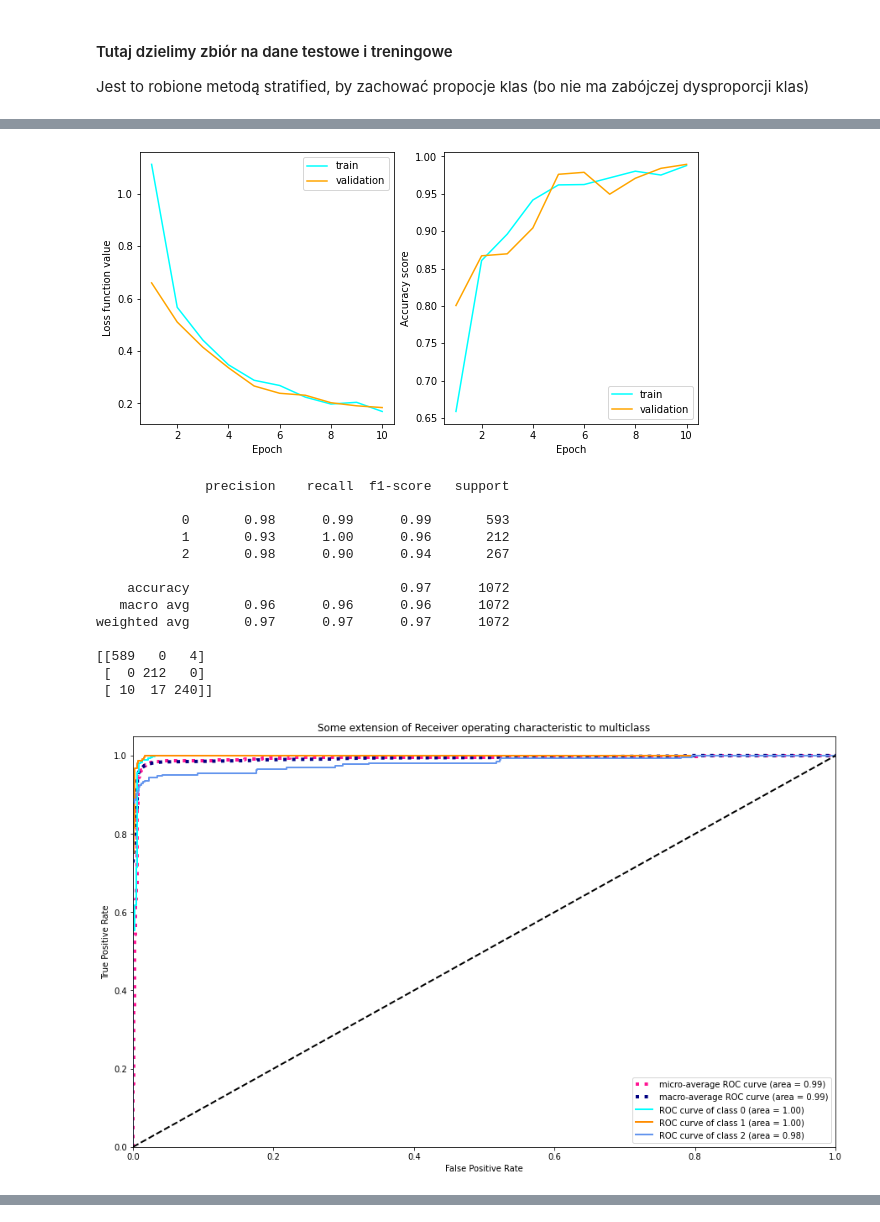
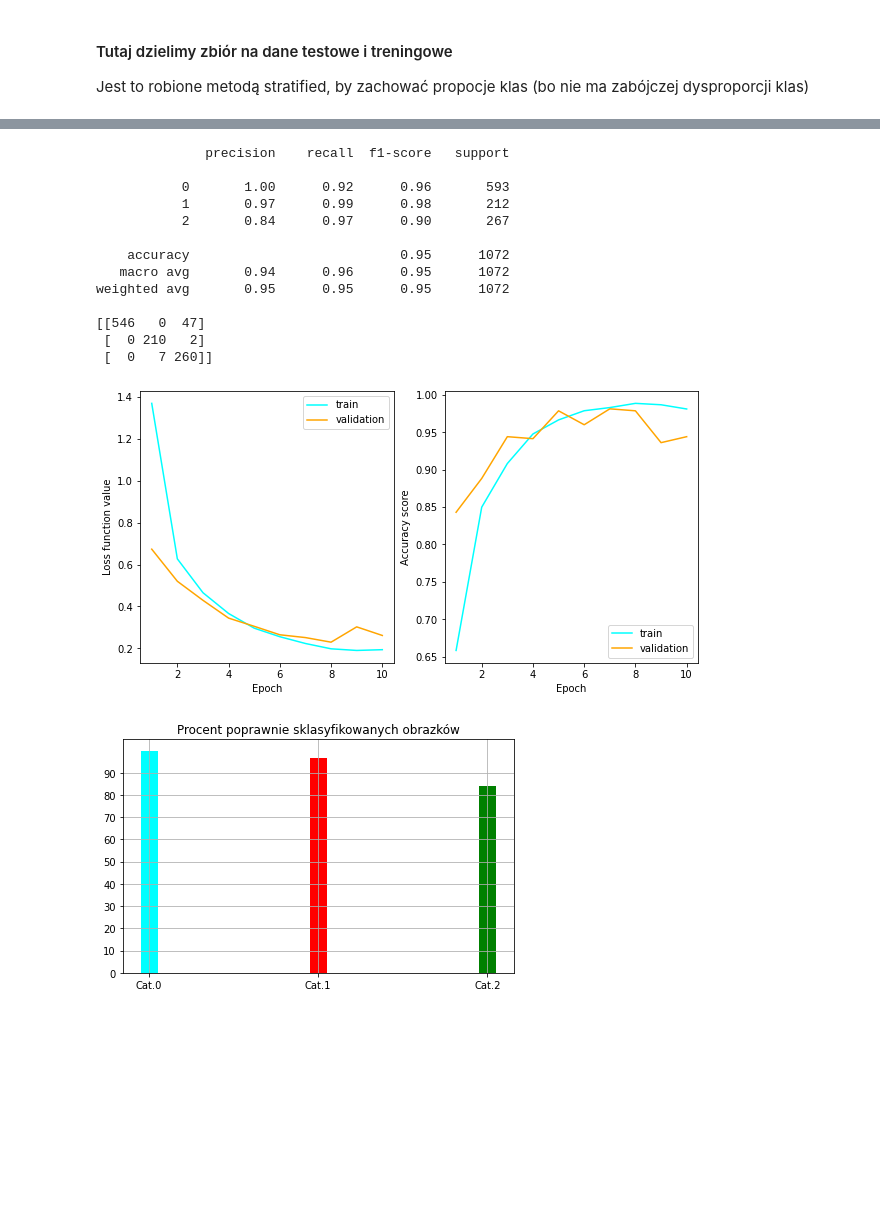
Before and after one commit to K4cp3rski/ML_FUW, a Jupyter notebook: Cybiński_Praca_domowa_3.ipynb, the cells around one changed output, grey strips where cells are left out. Cells and saved outputs as stored; diff of their text form; code cells hidden in the pictures; blank space fills up the shorter version.

```diff
--- a/Cybiński_Praca_domowa_3.ipynb
+++ b/Cybiński_Praca_domowa_3.ipynb
@@ -248,0 +303,21 @@ def printScores(model, X, Y):
+# %%
+def plotHistScores(model, test_set,  test_labels):
+    data = getScores(model, test_set,  test_labels)
+    proc_0 = data[0].to_numpy()[0] / data[0].to_numpy().sum() * 100
+    print(proc_0)
+
+    proc_1 = data[1].to_numpy()[1] / data[1].to_numpy().sum() * 100
+    print(proc_1)
+
+    proc_2 = data[2].to_numpy()[2] / data[2].to_numpy().sum() * 100
+    print(proc_2)
+
+    fig, ax = plt.subplots()
+
+    ax.bar([0, 1, 2] , [proc_0, proc_1, proc_2], width=0.1, tick_label=["Cat.0", "Cat.1", "Cat.2"], color=['cyan', 'red', 'green'])
+    ax.set_title("Procent poprawnie sklasyfikowanych obrazków")
+    ax.grid()
+    ax.set_yticks(np.arange(0, 100, 10))
+
+    fig.tight_layout()
+    plt.show()
@@ -254,9 +407,13 @@ def getModelWithRegularisation(nFilters, kernel_size, pool_size, nNeurons, nHidd
     x = inputs
     x = (tf.keras.layers.Rescaling(1./255))(x)
     for iHidden in range(nHiddenLayers):
-        x = tf.keras.layers.Conv2D(filters=nFilters, kernel_size=kernel_size, activation=tf.nn.relu, kernel_regularizer=tf.keras.regularizers.l2(l2_lambda))(x)
+        x = tf.keras.layers.Conv2D(filters=nFilters, kernel_size=kernel_size, kernel_regularizer=tf.keras.regularizers.l2(l2_lambda))(x)
+#         x = tf.keras.layers.BatchNormalization()(x)
+        x = tf.keras.activations.relu(x)
+        x = tf.keras.layers.Dropout(dropout_rate)(x)
         x = tf.keras.layers.MaxPooling2D(pool_size=pool_size)(x)
-        x = tf.keras.layers.Dropout(dropout_rate)(x)
+
+
 
     x = tf.keras.layers.Flatten()(x)
     x = tf.keras.layers.Dense(nNeurons, activation=tf.nn.relu, kernel_regularizer=tf.keras.regularizers.l2(l2_lambda))(x)
@@ -270,7 +427,7 @@ Parametry trenowanego modelu
 verb=1
 dropout_rate = 0.2
 l2_lambda = 0.001
-epochs = 10
+epochs = 15
 batch_size = 128
 nFilters = 32
 kernel_size = 3
@@ -280,7 +437,9 @@ nHiddenLayers = 1
 inputShape = (100, 100, 1)
 outputWidth = 3
 # %%
+%%time
+
 model_primo = getModelWithRegularisation(nFilters, kernel_size, pool_size, nNeurons, nHiddenLayers, dropout_rate, l2_lambda, inputShape, outputWidth)
 
-model_primo_fit = model_primo.fit(train_set, train_labels, epochs=epochs, batch_size=batch_size, validation_data=(test_set, test_labels), verbose=verb, use_multiprocessing=True, validation_split=0.15)
+model_primo_fit = model_primo.fit(train_set, train_labels, epochs=epochs, batch_size=batch_size, validation_data=(test_set, test_labels), verbose=verb, use_multiprocessing=True, validation_split=0.15, callbacks = [tf.keras.callbacks.EarlyStopping(monitor='val_accuracy', patience=3)])
 # %% [output]
@@ -309,20 +465,0 @@ Epoch 10/10
-# %%
-plotTrainingHistory(model_primo_fit)
-# %% [output]
-[figure, removed]
-# %%
-printScores(model_primo, test_set,  test_labels)
-# %% [output]
-              precision    recall  f1-score   support
-
-           0       0.98      0.99      0.99       593
-           1       0.93      1.00      0.96       212
-           2       0.98      0.90      0.94       267
-
-    accuracy                           0.97      1072
-   macro avg       0.96      0.96      0.96      1072
-weighted avg       0.97      0.97      0.97      1072
-
-[[589   0   4]
- [  0 212   0]
- [ 10  17 240]]
@@ -403,4 +466,6 @@ def roc_auc(model, X, Y):
-# %%
-roc_auc(model_primo, test_set,  test_labels)
-# %% [output]
-[figure, removed]
+# %%
+plotTrainingHistory(model_primo_fit)
+printScores(model_primo, test_set,  test_labels)
+plotHistScores(model_primo, test_set,  test_labels)
+ROC_1 = roc_auc(model_primo, test_set,  test_labels, title="ROC characteristic before data augmentation")
+# %% [output]
@@ -406,0 +473,15 @@ roc_auc(model_primo, test_set,  test_labels)
+              precision    recall  f1-score   support
+
+           0       1.00      0.92      0.96       593
+           1       0.97      0.99      0.98       212
+           2       0.84      0.97      0.90       267
+
+    accuracy                           0.95      1072
+   macro avg       0.94      0.96      0.95      1072
+weighted avg       0.95      0.95      0.95      1072
+
+[[546   0  47]
+ [  0 210   2]
+ [  0   7 260]]
+[figure, added]
+[figure, added]
```
Also changed, not shown: parts of 45 cells of this notebook.
